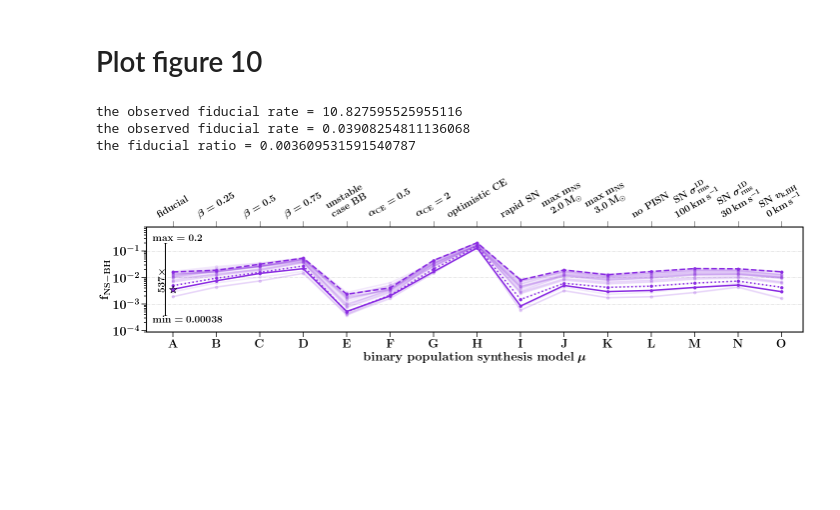
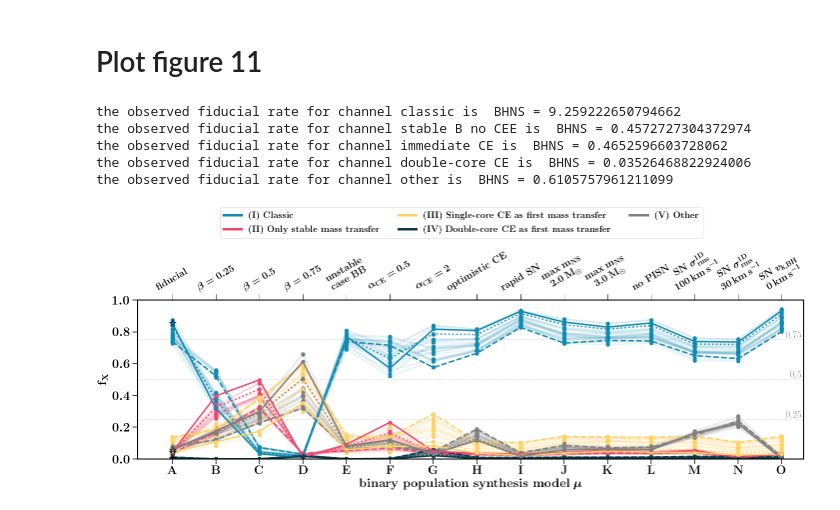
Before and after one commit to FloorBroekgaarden/BlackHole-NeutronStar, a Jupyter notebook: plottingCode/Fig_11/make_figure_11.ipynb, the cells around one changed output. Saved outputs shown, nothing was run; the diff lists cells and outputs as text; code cells hidden in the pictures; blank space fills up the shorter version.

Commit message:
re-organized directories with correct figure numbers

```diff
--- a/plottingCode/Fig_11/make_figure_11.ipynb
+++ b/plottingCode/Fig_11/make_figure_11.ipynb
@@ -241,11 +243,14 @@ def plotRatesNSBH(whichRate='intrinsic', ylims=[0,1], CSVdir='/Users/floorbroekg
 # %% [markdown]
-# Plot figure 10
+# Plot figure 11
 # %%
-CSVdir='/Users/floorbroekgaarden/Projects/BlackHole-NeutronStar/csvFiles'
-ylims =[0.00009,0.8]
-plotRatesNSBH(whichRate='observed', ylims=ylims, CSVdir=CSVdir)
+
+CSVdir = '/Users/floorbroekgaarden/Projects/BlackHole-NeutronStar/csvFiles'
+ylims =[0,1]
+plotRatesMSSFRandModelsAnalysisFormationChannelsCombined(whichRate='observed', DCOtypeWanted='BHNS', whichChannel='classic', ylims=ylims, CSVdir=CSVdir)
 # %% [output]
-the observed fiducial rate = 10.827595525955116
-the observed fiducial rate = 0.03908254811136068
-the fiducial ratio = 0.003609531591540787
+the observed fiducial rate for channel classic is  BHNS = 9.259222650794662
+the observed fiducial rate for channel stable B no CEE is  BHNS = 0.4572727304372974
+the observed fiducial rate for channel immediate CE is  BHNS = 0.4652596603728062
+the observed fiducial rate for channel double-core CE is  BHNS = 0.03526468822924006
+the observed fiducial rate for channel other is  BHNS = 0.6105757961211099
-[figure, old version]
+[figure, new version]
```
Also changed, not shown: parts of 4 cells of this notebook, 11 other files.
